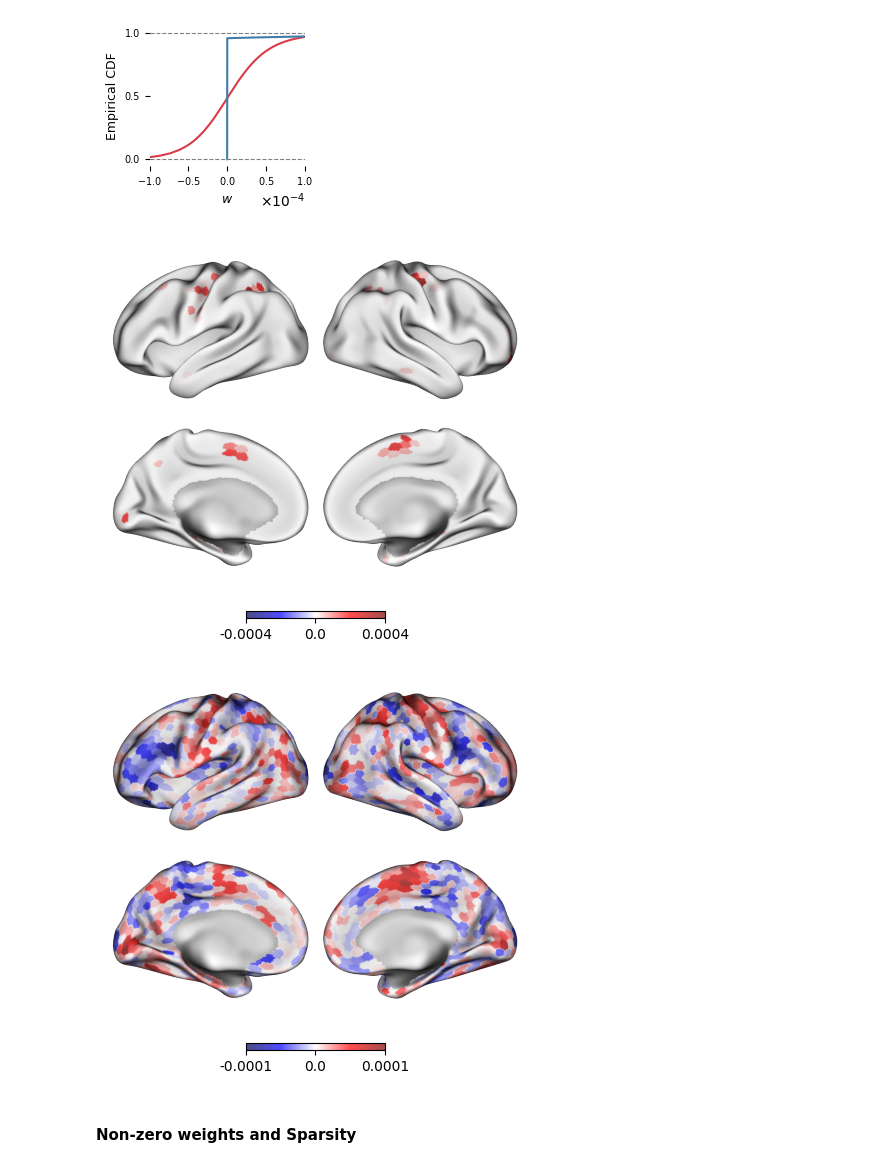
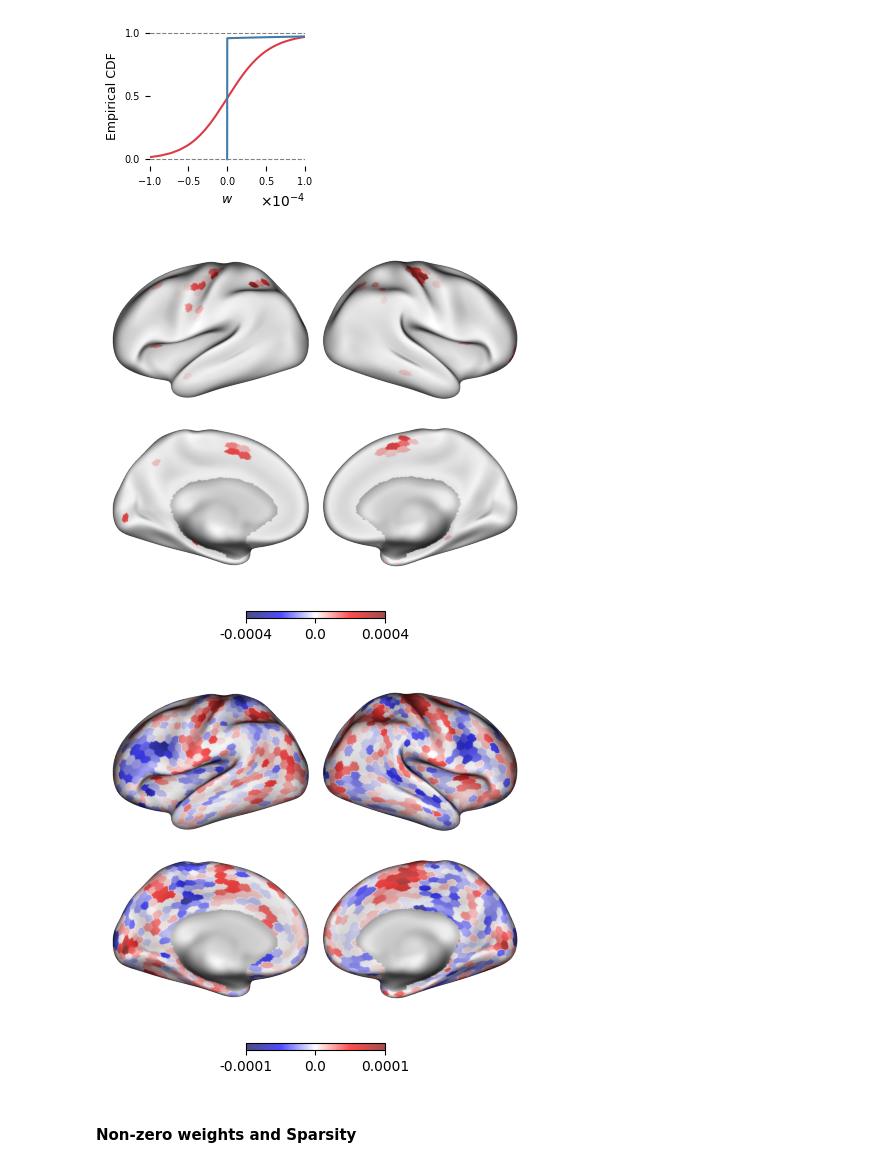
Before and after one commit to DiedrichsenLab/cortico_cereb_connectivity, a Jupyter notebook: notebooks/10. Paper_figures/figure02.ipynb, the cells around one changed output. Cells and saved outputs as stored; diff of their text form; code cells hidden in the pictures.

```diff
--- a/notebooks/10. Paper_figures/figure02.ipynb
+++ b/notebooks/10. Paper_figures/figure02.ipynb
@@ -97,13 +97,14 @@ cifti_nnls = cio.model_to_cifti(w_vox_nnls, src_roi=label_fs)
 cifti_ridge = cio.model_to_cifti(w_vox_ridge, src_roi=label_fs)
 # %%
 for cifti_img, name in zip([cifti_nnls, cifti_ridge], ['nnls', 'ridge']):
-    plu.plot_cortex_map(cifti_img, cmap='seismic', cscale='sym', cbar_decimals=4,
+    plu.plot_cortex_map(cifti_img, surface='veryinflated',
+                        cmap='seismic', cscale='sym', cbar_decimals=4,
                         alpha=0.7, zero_transparent=False)
     if save_plots:
         plt.savefig(gl.fig_dir + f"/fig02_a{name}.pdf", bbox_inches="tight", dpi=300)
 # %% [output]
-[figure, old version]
+[figure, new version]
-[figure, old version]
+[figure, new version]
 # %% [markdown]
 #### Non-zero weights and Sparsity
 # %%
```
Also changed, not shown: parts of 1 cell of this notebook.
